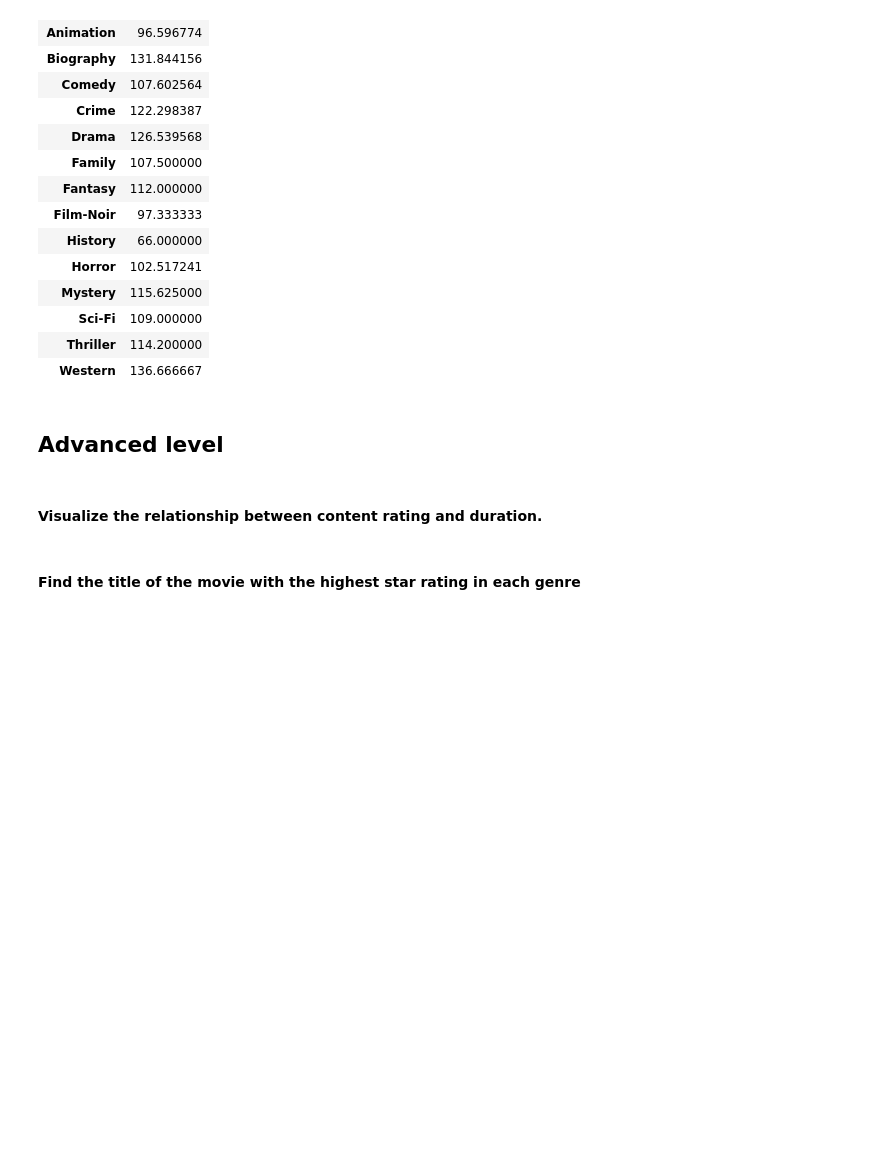
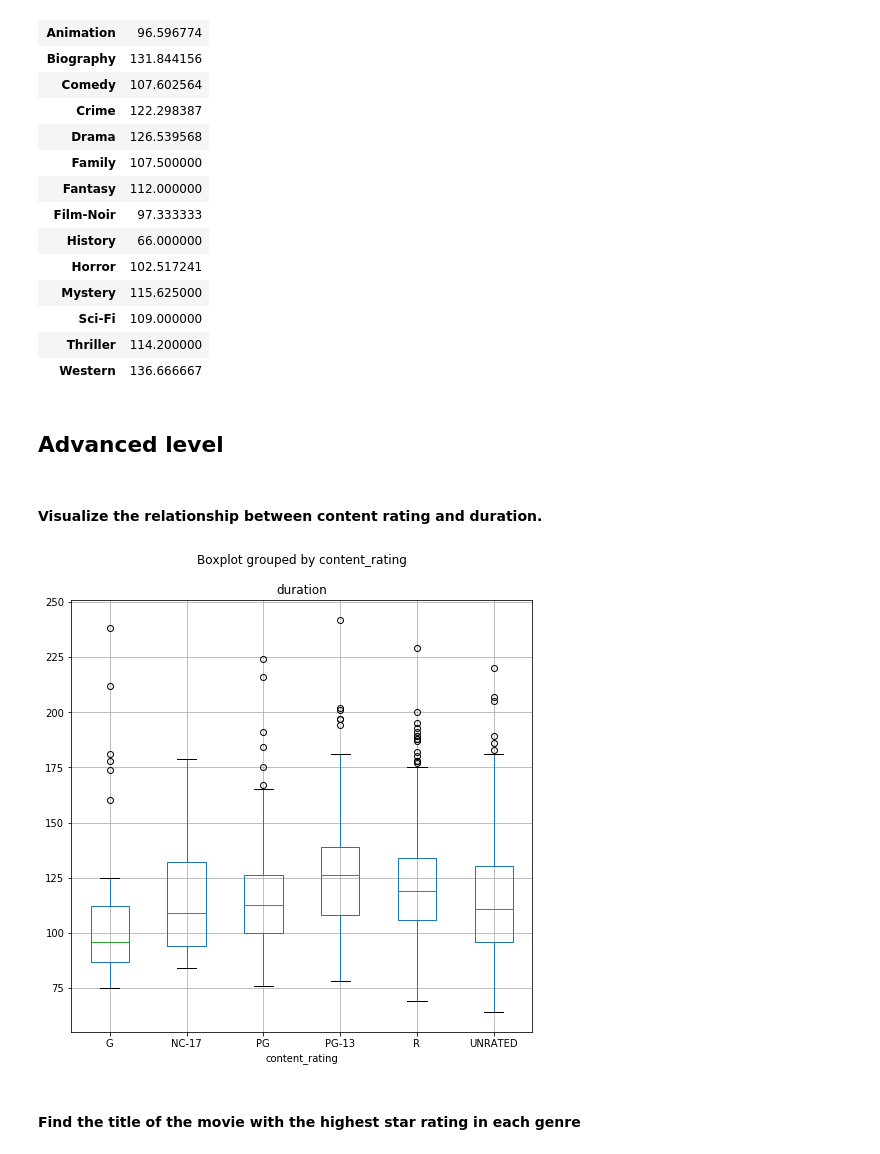
Before and after one commit to JimScheffel/jim_scheffel_unit2_project, a Jupyter notebook: imdb.ipynb, the cells around one changed output. Cells and saved outputs as stored; diff of their text form; code cells hidden in the pictures; blank space fills up the shorter version.

```diff
--- a/imdb.ipynb
+++ b/imdb.ipynb
@@ -232,3 +229,7 @@ movies.groupby('genre').agg({'duration':'mean'})
+# %%
+ax = movies.boxplot(column='duration', by='content_rating', figsize=(8,8))
+# %% [output]
+[figure, added]
 # %% [markdown]
 #### Find the title of the movie with the highest star rating in each genre
 # %%
```
Also changed, not shown: parts of 14 cells of this notebook.
